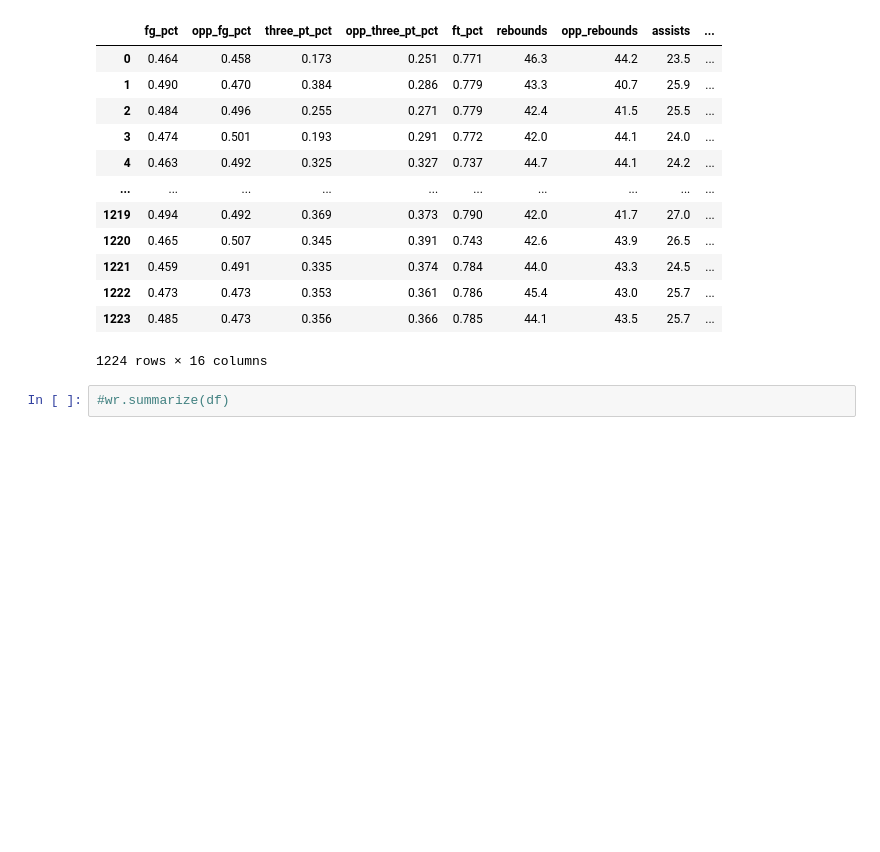
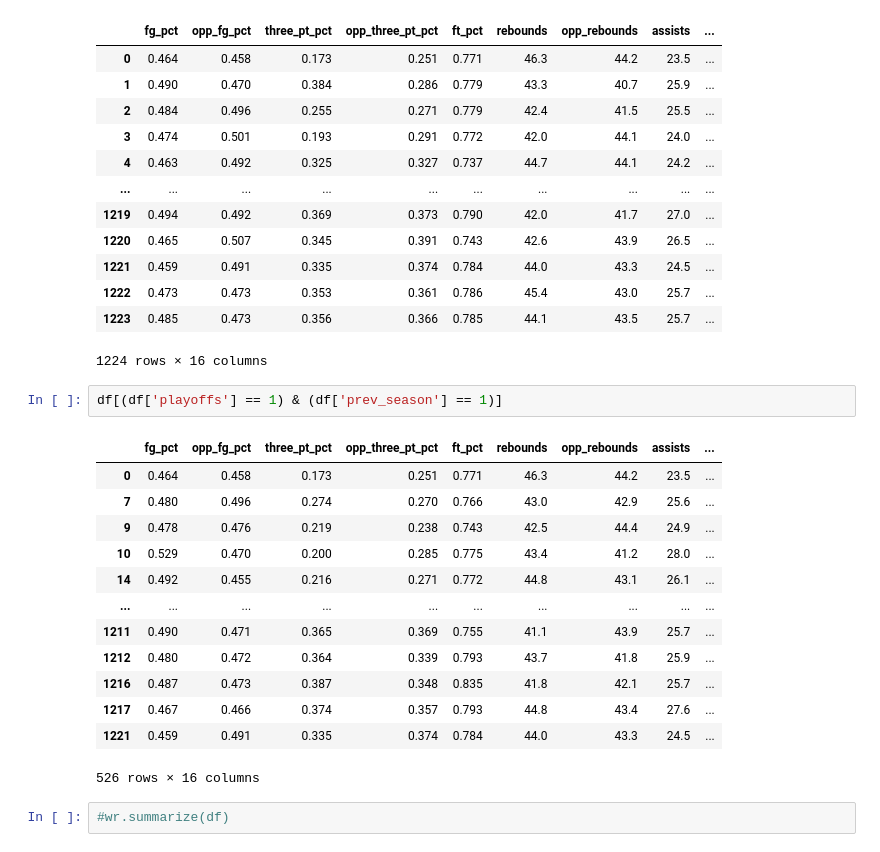
Before and after one commit to RichardAlcabes22/nba_project, a Jupyter notebook: nba_playoff_prediction.ipynb, the cells around one changed output. Saved outputs shown, nothing was run; the diff lists cells and outputs as text; blank space fills up the shorter version.

```diff
--- a/nba_playoff_prediction.ipynb
+++ b/nba_playoff_prediction.ipynb
@@ -52,6 +53,22 @@ df
 | 1222 | 0.473 | 0.473 | 0.353 | 0.361 | 0.786 | 45.4 | 43.0 | 25.7 | ... |
 | 1223 | 0.485 | 0.473 | 0.356 | 0.366 | 0.785 | 44.1 | 43.5 | 25.7 | ... |
 1224 rows × 16 columns
+# %%
+df[(df['playoffs'] == 1) & (df['prev_season'] == 1)]
+# %% [output]
+|  | fg_pct | opp_fg_pct | three_pt_pct | opp_three_pt_pct | ft_pct | rebounds | opp_rebounds | assists | ... |
+| 0 | 0.464 | 0.458 | 0.173 | 0.251 | 0.771 | 46.3 | 44.2 | 23.5 | ... |
+| 7 | 0.480 | 0.496 | 0.274 | 0.270 | 0.766 | 43.0 | 42.9 | 25.6 | ... |
+| 9 | 0.478 | 0.476 | 0.219 | 0.238 | 0.743 | 42.5 | 44.4 | 24.9 | ... |
+| 10 | 0.529 | 0.470 | 0.200 | 0.285 | 0.775 | 43.4 | 41.2 | 28.0 | ... |
+| 14 | 0.492 | 0.455 | 0.216 | 0.271 | 0.772 | 44.8 | 43.1 | 26.1 | ... |
+| ... | ... | ... | ... | ... | ... | ... | ... | ... | ... |
+| 1211 | 0.490 | 0.471 | 0.365 | 0.369 | 0.755 | 41.1 | 43.9 | 25.7 | ... |
+| 1212 | 0.480 | 0.472 | 0.364 | 0.339 | 0.793 | 43.7 | 41.8 | 25.9 | ... |
+| 1216 | 0.487 | 0.473 | 0.387 | 0.348 | 0.835 | 41.8 | 42.1 | 25.7 | ... |
+| 1217 | 0.467 | 0.466 | 0.374 | 0.357 | 0.793 | 44.8 | 43.4 | 27.6 | ... |
+| 1221 | 0.459 | 0.491 | 0.335 | 0.374 | 0.784 | 44.0 | 43.3 | 24.5 | ... |
+526 rows × 16 columns
 # %%
 #wr.summarize(df)
 # %%
```
Also changed, not shown: parts of 11 cells of this notebook, 2 other files.
